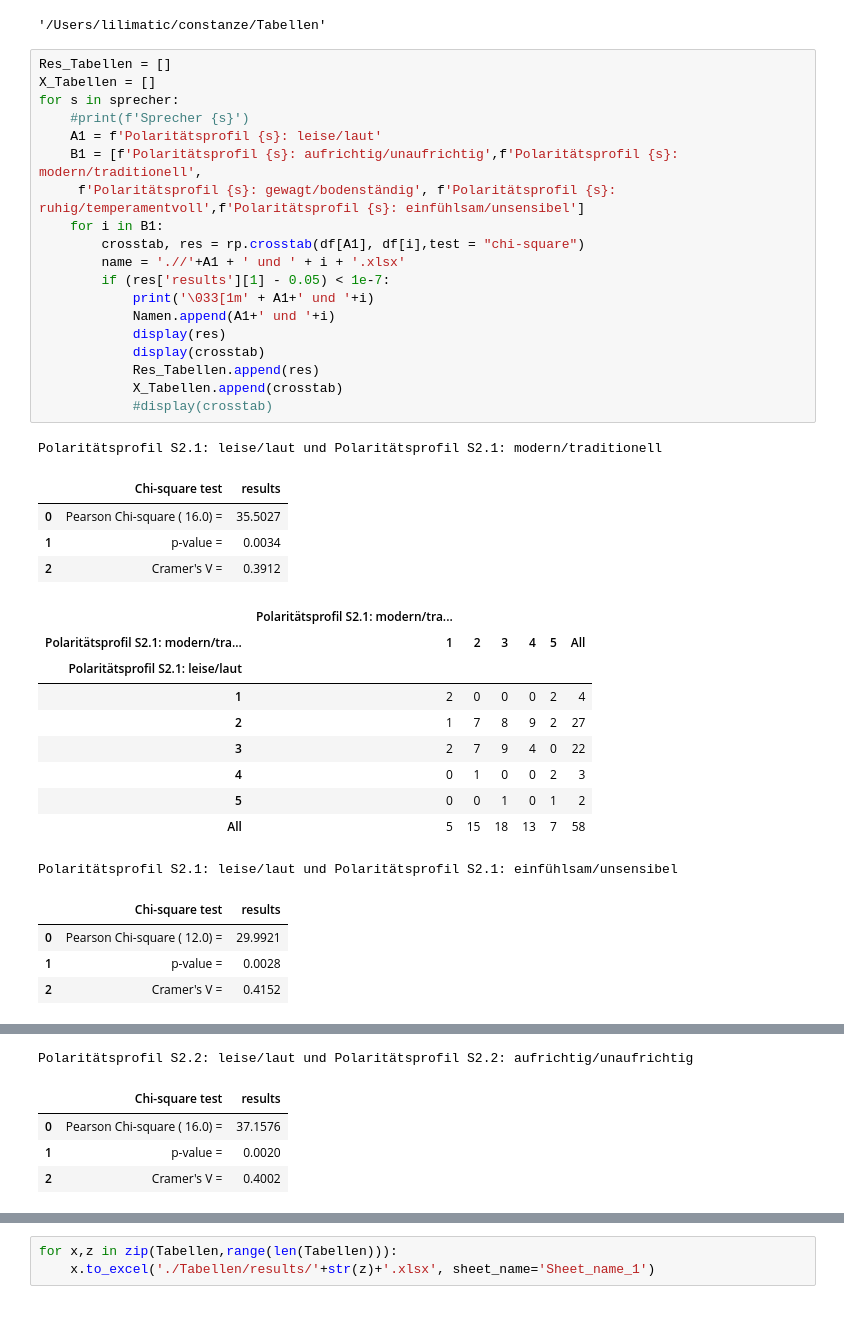
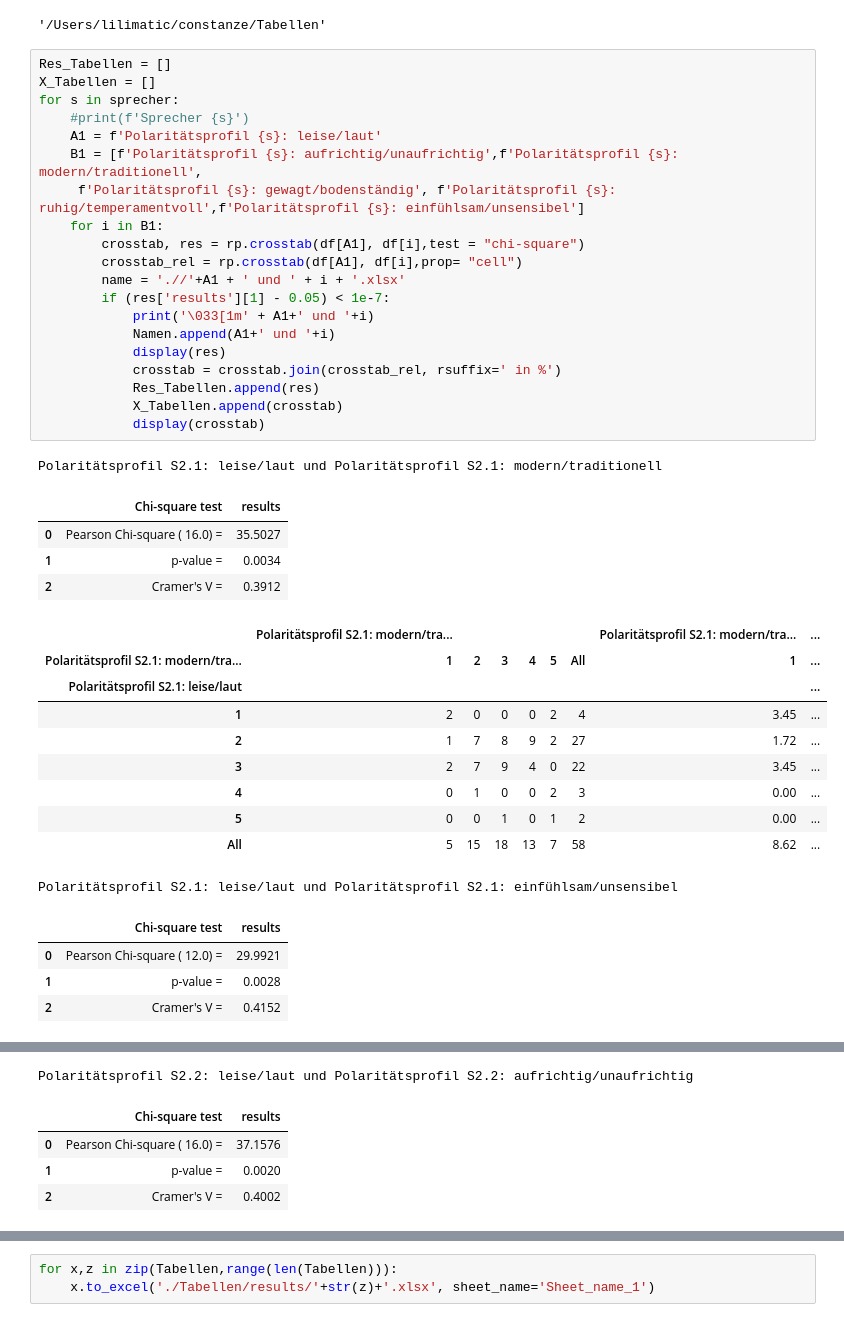
Before and after one commit to lilimatic/constanze, a Jupyter notebook: Tabellen/Freitag.ipynb, the cells around one changed output, grey strips where cells are left out. Saved outputs shown, nothing was run; the diff lists cells and outputs as text.

```diff
--- a/Tabellen/Freitag.ipynb
+++ b/Tabellen/Freitag.ipynb
@@ -48,37 +48,38 @@ os.getcwd()
 # %%
 Res_Tabellen = []
 X_Tabellen = []
 for s in sprecher:
     #print(f'Sprecher {s}')
     A1 = f'Polaritätsprofil {s}: leise/laut'
     B1 = [f'Polaritätsprofil {s}: aufrichtig/unaufrichtig',f'Polaritätsprofil {s}: modern/traditionell',
      f'Polaritätsprofil {s}: gewagt/bodenständig', f'Polaritätsprofil {s}: ruhig/temperamentvoll',f'Polaritätsprofil {s}: einfühlsam/unsensibel']
     for i in B1:
         crosstab, res = rp.crosstab(df[A1], df[i],test = "chi-square")
+        crosstab_rel = rp.crosstab(df[A1], df[i],prop= "cell")
         name = './/'+A1 + ' und ' + i + '.xlsx'
         if (res['results'][1] - 0.05) < 1e-7:
             print('\033[1m' + A1+' und '+i)
             Namen.append(A1+' und '+i)
             display(res)
-            display(crosstab)
+            crosstab = crosstab.join(crosstab_rel, rsuffix=' in %')
             Res_Tabellen.append(res)
             X_Tabellen.append(crosstab)
-            #display(crosstab)
+            display(crosstab)
 # %% [output]
 Polaritätsprofil S2.1: leise/laut und Polaritätsprofil S2.1: modern/traditionell
 |  | Chi-square test | results |
 | 0 | Pearson Chi-square ( 16.0) = | 35.5027 |
 | 1 | p-value = | 0.0034 |
 | 2 | Cramer's V = | 0.3912 |
-|  | Polaritätsprofil S2.1: modern/tra... |  |  |  |  |  |
-| Polaritätsprofil S2.1: modern/tra... | 1 | 2 | 3 | 4 | 5 | All |
-| Polaritätsprofil S2.1: leise/laut |  |  |  |  |  |  |
-| 1 | 2 | 0 | 0 | 0 | 2 | 4 |
-| 2 | 1 | 7 | 8 | 9 | 2 | 27 |
-| 3 | 2 | 7 | 9 | 4 | 0 | 22 |
-| 4 | 0 | 1 | 0 | 0 | 2 | 3 |
-| 5 | 0 | 0 | 1 | 0 | 1 | 2 |
-| All | 5 | 15 | 18 | 13 | 7 | 58 |
+|  | Polaritätsprofil S2.1: modern/tra... |  |  |  |  |  | Polaritätsprofil S2.1: modern/tra... | ... |
+| Polaritätsprofil S2.1: modern/tra... | 1 | 2 | 3 | 4 | 5 | All | 1 | ... |
+| Polaritätsprofil S2.1: leise/laut |  |  |  |  |  |  |  | ... |
+| 1 | 2 | 0 | 0 | 0 | 2 | 4 | 3.45 | ... |
+| 2 | 1 | 7 | 8 | 9 | 2 | 27 | 1.72 | ... |
+| 3 | 2 | 7 | 9 | 4 | 0 | 22 | 3.45 | ... |
+| 4 | 0 | 1 | 0 | 0 | 2 | 3 | 0.00 | ... |
+| 5 | 0 | 0 | 1 | 0 | 1 | 2 | 0.00 | ... |
+| All | 5 | 15 | 18 | 13 | 7 | 58 | 8.62 | ... |
 Polaritätsprofil S2.1: leise/laut und Polaritätsprofil S2.1: einfühlsam/unsensibel
 |  | Chi-square test | results |
 | 0 | Pearson Chi-square ( 12.0) = | 29.9921 |
```
Also changed, not shown: parts of 2 cells of this notebook, 46 other files.
